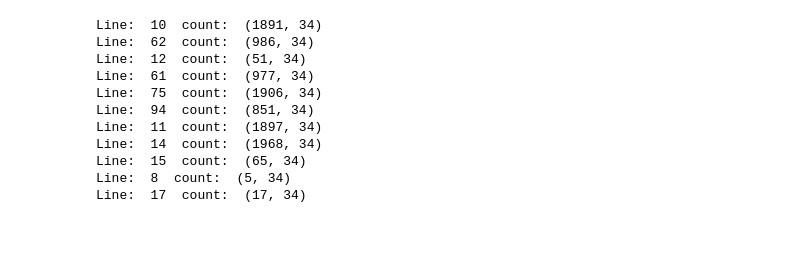
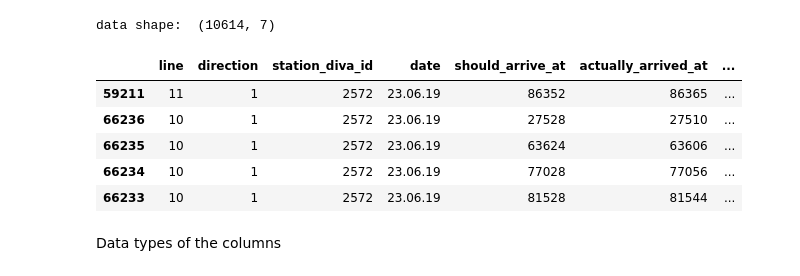
Before and after one commit to mfaizanse/path4-delay-prediction, a Jupyter notebook: delay_prediction.ipynb, the cells around one changed output. Saved outputs shown, nothing was run; the diff lists cells and outputs as text; code cells hidden in the pictures; blank space fills up the shorter version.

```diff
--- a/delay_prediction.ipynb
+++ b/delay_prediction.ipynb
@@ -34,21 +41,22 @@ stationDivaIds = dataSet.halt_diva_von.unique()
 # %%
 targetStationId = 2572
-targetStationData = dataSet.loc[dataSet['halt_diva_von'] == targetStationId]
-fileToSave = 'data/generated/station_' + str(targetStationId) + '.csv'
-targetStationData.to_csv(fileToSave, encoding='utf-8', index=False)
+ds = ds.loc[ds['station_diva_id'] == targetStationId]
+
+print('data shape: ', ds.shape)
+
+#Sort according to date
+ds = ds.sort_values(by='date', ascending=True)
+ds.head(5)
+
+# fileToSave = 'data/generated/station_' + str(targetStationId) + '.csv'
+# targetStationData.to_csv(fileToSave, encoding='utf-8', index=False)
+# %% [output]
+data shape:  (10614, 7)
+|  | line | direction | station_diva_id | date | should_arrive_at | actually_arrived_at | ... |
+| 59211 | 11 | 1 | 2572 | 23.06.19 | 86352 | 86365 | ... |
+| 66236 | 10 | 1 | 2572 | 23.06.19 | 27528 | 27510 | ... |
+| 66235 | 10 | 1 | 2572 | 23.06.19 | 63624 | 63606 | ... |
+| 66234 | 10 | 1 | 2572 | 23.06.19 | 77028 | 77056 | ... |
+| 66233 | 10 | 1 | 2572 | 23.06.19 | 81528 | 81544 | ... |
-# %%
-lines = targetStationData.linie.unique()
-for l in lines:
-    print('Line: ', l, ' count: ', targetStationData.loc[dataSet['linie'] == l].shape)
-# %% [output]
-Line:  10  count:  (1891, 34)
-Line:  62  count:  (986, 34)
-Line:  12  count:  (51, 34)
-Line:  61  count:  (977, 34)
-Line:  75  count:  (1906, 34)
-Line:  94  count:  (851, 34)
-Line:  11  count:  (1897, 34)
-Line:  14  count:  (1968, 34)
-Line:  15  count:  (65, 34)
-Line:  8  count:  (5, 34)
-Line:  17  count:  (17, 34)
+# %% [markdown]
+Data types of the columns
```
Also changed, not shown: parts of 15 cells of this notebook.
